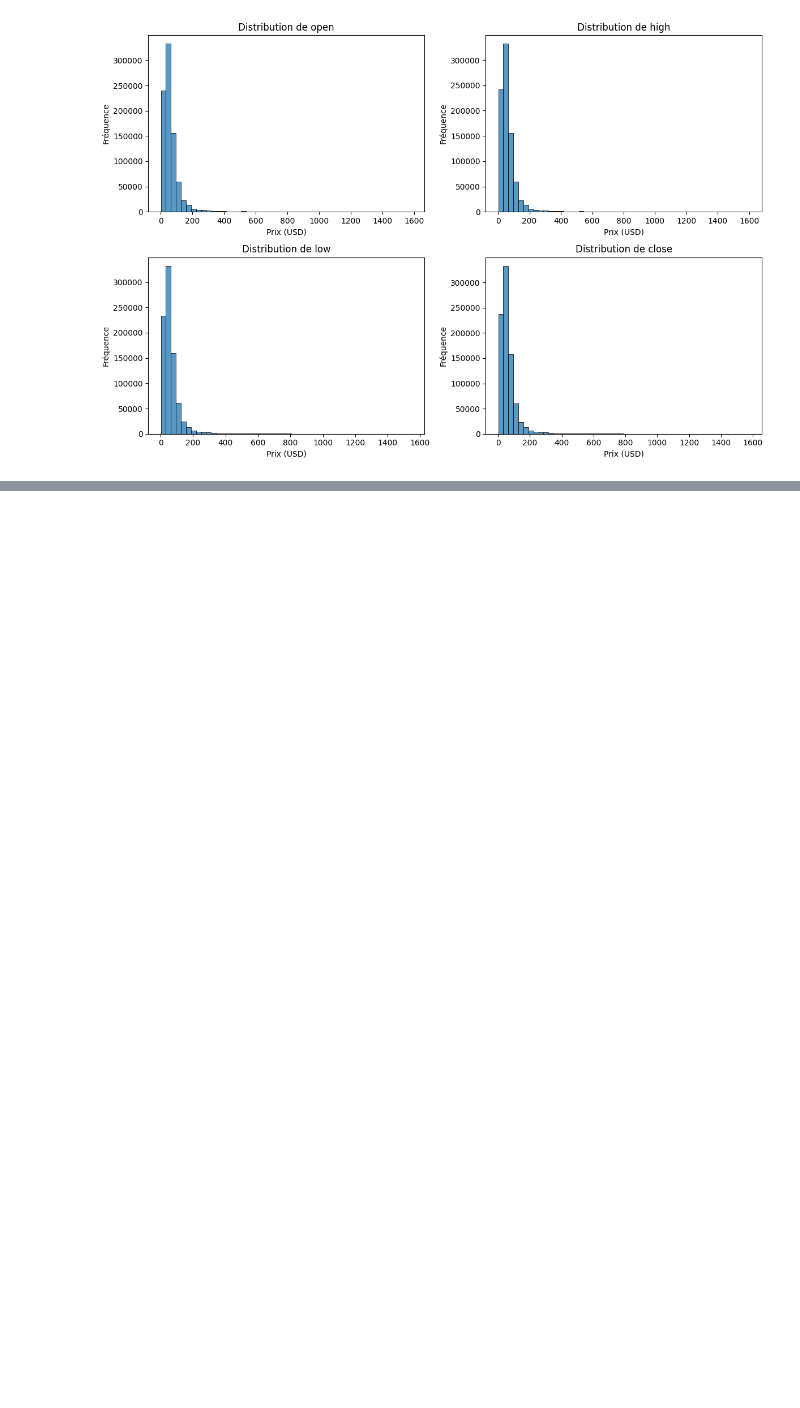
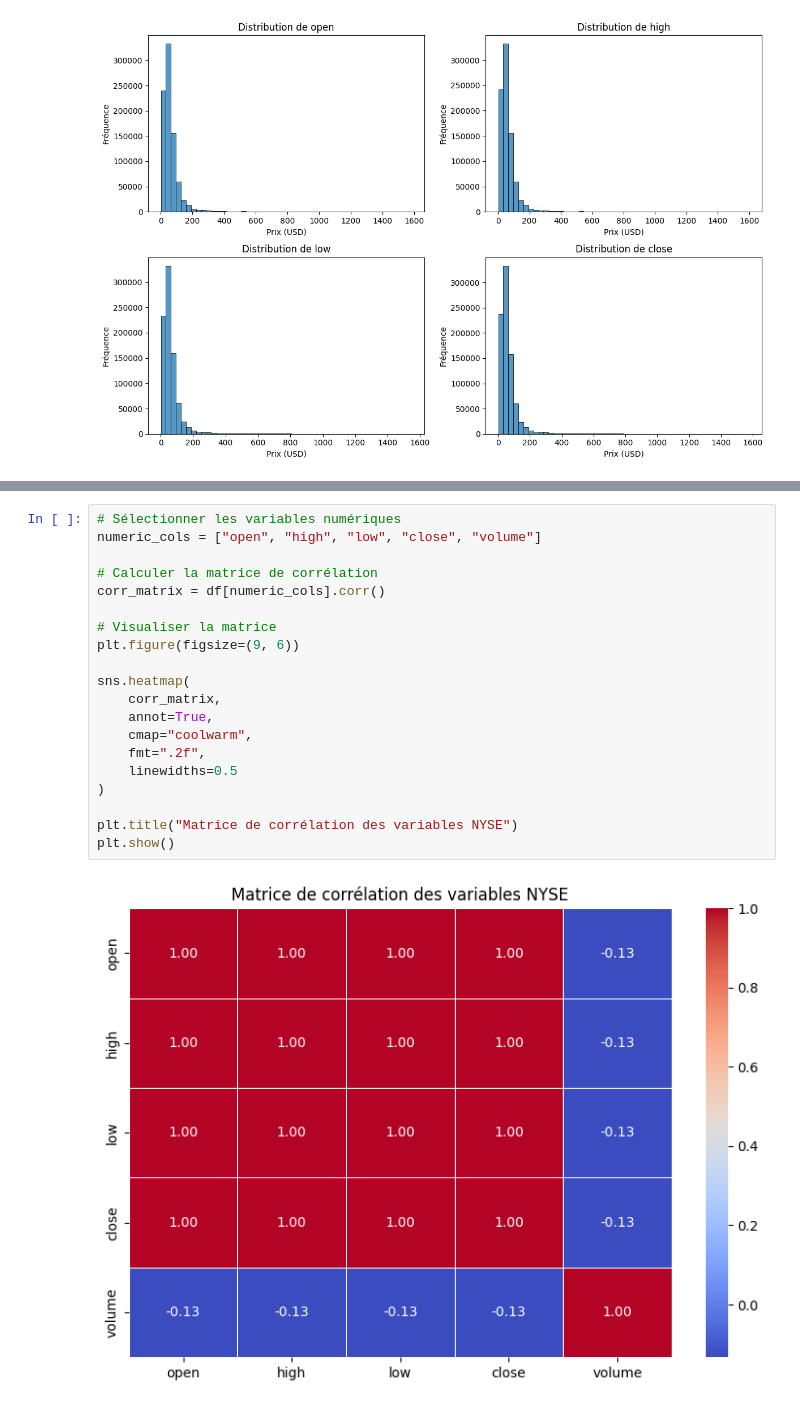
Before and after one commit to Ossel14/atelier1-deeplearning, a Jupyter notebook: notebooks/01_regression_nyse.ipynb, the cells around one changed output, grey strips where cells are left out. Drawn from its saved outputs; the diff is of its cells as text; blank space fills up the shorter version.

Commit message:
feat: add NYSE regression EDA

```diff
--- a/notebooks/01_regression_nyse.ipynb
+++ b/notebooks/01_regression_nyse.ipynb
@@ -208,0 +217,22 @@ plt.show()
+# %%
+# Sélectionner les variables numériques
+numeric_cols = ["open", "high", "low", "close", "volume"]
+
+# Calculer la matrice de corrélation
+corr_matrix = df[numeric_cols].corr()
+
+# Visualiser la matrice
+plt.figure(figsize=(9, 6))
+
+sns.heatmap(
+    corr_matrix,
+    annot=True,
+    cmap="coolwarm",
+    fmt=".2f",
+    linewidths=0.5
+)
+
+plt.title("Matrice de corrélation des variables NYSE")
+plt.show()
+# %% [output]
+[figure, added]
```
Also changed, not shown: parts of 2 cells of this notebook.
